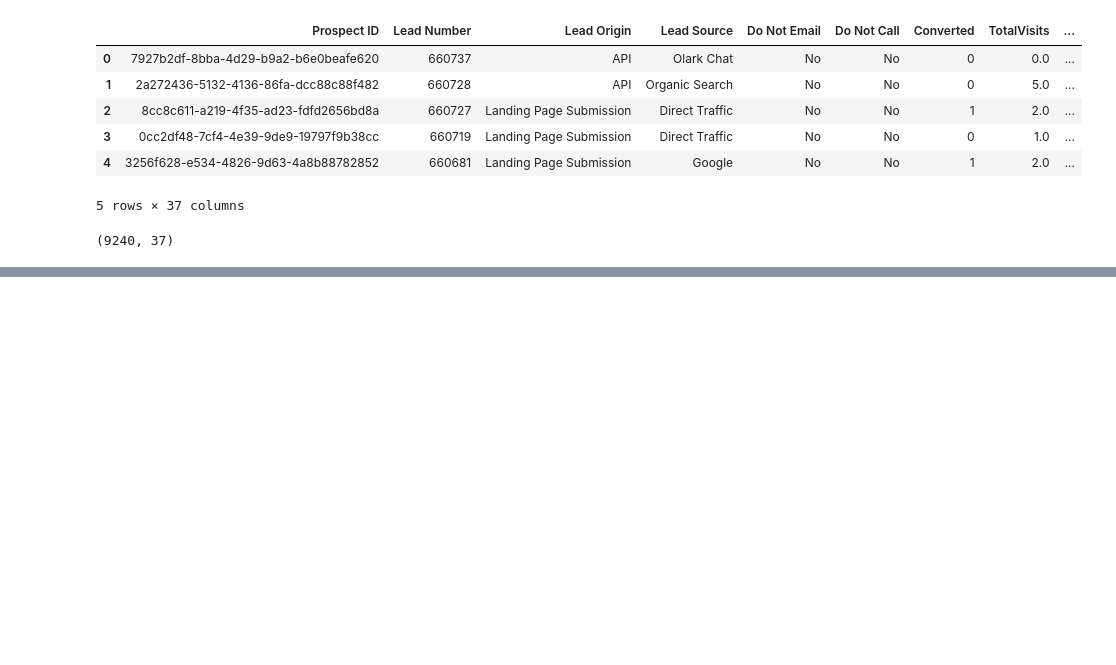
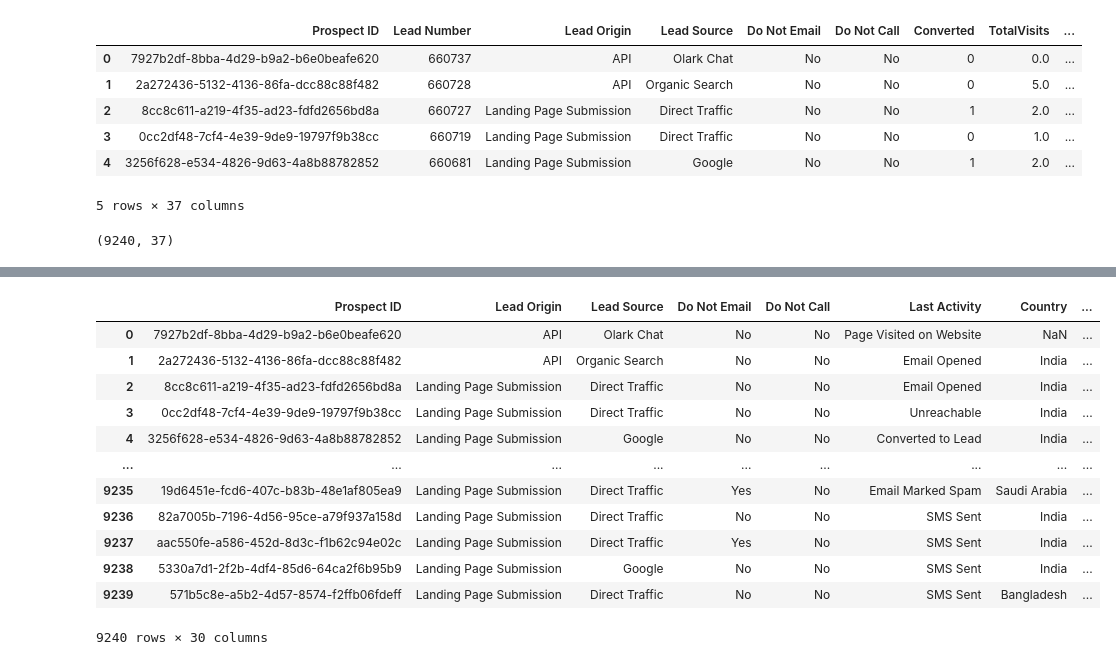
Before and after one commit to KuntamukkalaPavanKumar/Lead_Score_Case_Study, a Jupyter notebook: Lead_Score_Assignment_File_KPK_AC_SK.ipynb, the cells around one changed output, grey strips where cells are left out. Cells and saved outputs as stored; diff of their text form; code cells hidden in the pictures; blank space fills up the shorter version.

```diff
--- a/Lead_Score_Assignment_File_KPK_AC_SK.ipynb
+++ b/Lead_Score_Assignment_File_KPK_AC_SK.ipynb
@@ -41,0 +307,16 @@ Index(['Prospect ID', 'Lead Number', 'Lead Origin', 'Lead Source',
+# %%
+data[data.select_dtypes(include='object').columns]
+# %% [output]
+|  | Prospect ID | Lead Origin | Lead Source | Do Not Email | Do Not Call | Last Activity | Country | ... |
+| 0 | 7927b2df-8bba-4d29-b9a2-b6e0beafe620 | API | Olark Chat | No | No | Page Visited on Website | NaN | ... |
+| 1 | 2a272436-5132-4136-86fa-dcc88c88f482 | API | Organic Search | No | No | Email Opened | India | ... |
+| 2 | 8cc8c611-a219-4f35-ad23-fdfd2656bd8a | Landing Page Submission | Direct Traffic | No | No | Email Opened | India | ... |
+| 3 | 0cc2df48-7cf4-4e39-9de9-19797f9b38cc | Landing Page Submission | Direct Traffic | No | No | Unreachable | India | ... |
+| 4 | 3256f628-e534-4826-9d63-4a8b88782852 | Landing Page Submission | Google | No | No | Converted to Lead | India | ... |
+| ... | ... | ... | ... | ... | ... | ... | ... | ... |
+| 9235 | 19d6451e-fcd6-407c-b83b-48e1af805ea9 | Landing Page Submission | Direct Traffic | Yes | No | Email Marked Spam | Saudi Arabia | ... |
+| 9236 | 82a7005b-7196-4d56-95ce-a79f937a158d | Landing Page Submission | Direct Traffic | No | No | SMS Sent | India | ... |
+| 9237 | aac550fe-a586-452d-8d3c-f1b62c94e02c | Landing Page Submission | Direct Traffic | Yes | No | SMS Sent | India | ... |
+| 9238 | 5330a7d1-2f2b-4df4-85d6-64ca2f6b95b9 | Landing Page Submission | Google | No | No | SMS Sent | India | ... |
+| 9239 | 571b5c8e-a5b2-4d57-8574-f2ffb06fdeff | Landing Page Submission | Direct Traffic | No | No | SMS Sent | Bangladesh | ... |
+9240 rows × 30 columns
```
Also changed, not shown: parts of 39 cells of this notebook.
